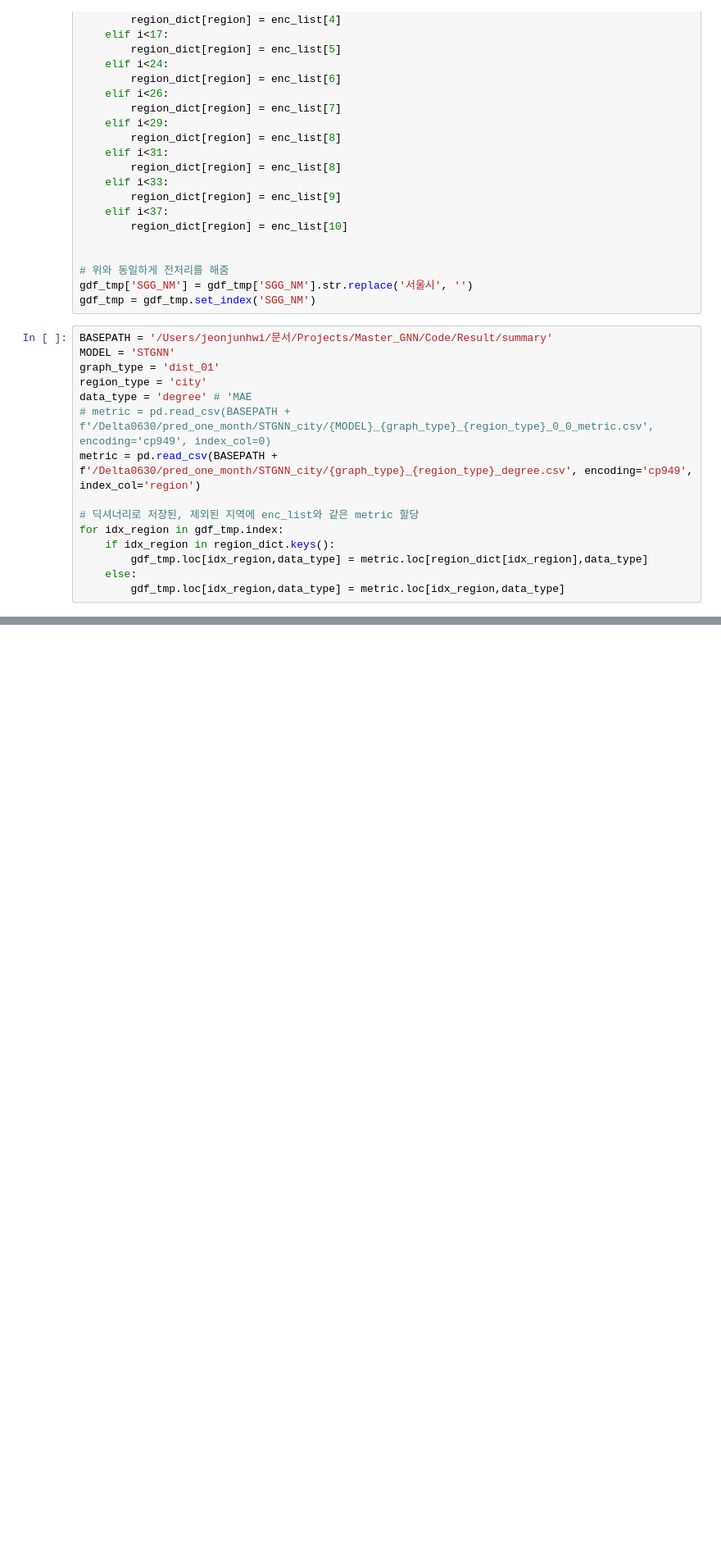
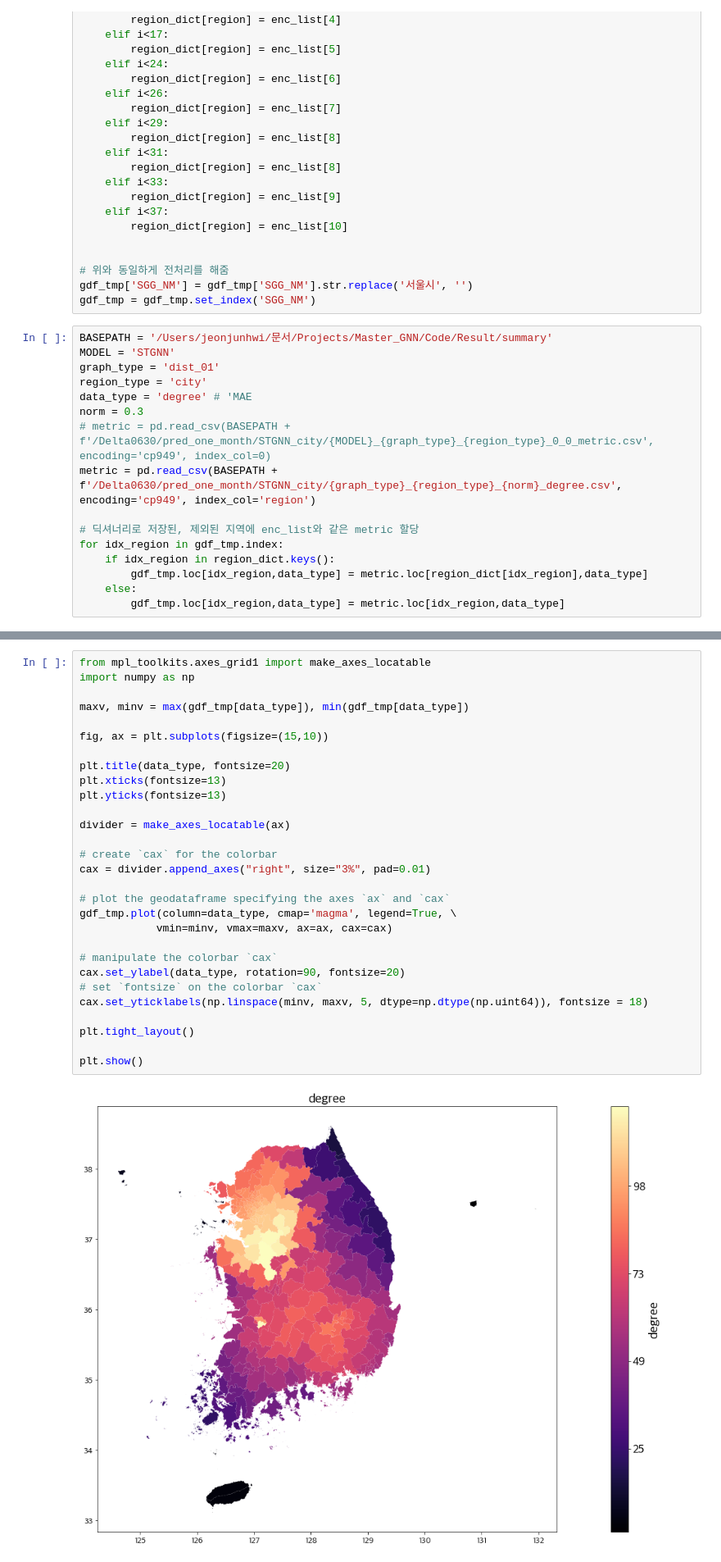
Before and after one commit to Plusholic/GNN_Covid, a Jupyter notebook: centroid_cal.ipynb, the cells around one changed output, grey strips where cells are left out. Shown at 82% size. Cells and saved outputs as stored; diff of their text form; blank space fills up the shorter version.

```diff
--- a/centroid_cal.ipynb
+++ b/centroid_cal.ipynb
@@ -424,8 +404,9 @@ MODEL = 'STGNN'
 graph_type = 'dist_01'
 region_type = 'city'
 data_type = 'degree' # 'MAE
+norm = 0.3
 # metric = pd.read_csv(BASEPATH + f'/Delta0630/pred_one_month/STGNN_city/{MODEL}_{graph_type}_{region_type}_0_0_metric.csv', encoding='cp949', index_col=0)
-metric = pd.read_csv(BASEPATH + f'/Delta0630/pred_one_month/STGNN_city/{graph_type}_{region_type}_degree.csv', encoding='cp949', index_col='region')
+metric = pd.read_csv(BASEPATH + f'/Delta0630/pred_one_month/STGNN_city/{graph_type}_{region_type}_{norm}_degree.csv', encoding='cp949', index_col='region')
 
 # 딕셔너리로 저장된, 제외된 지역에 enc_list와 같은 metric 할당
 for idx_region in gdf_tmp.index:
@@ -444,3 +421,34 @@ plt.show()
+# %%
+from mpl_toolkits.axes_grid1 import make_axes_locatable
+import numpy as np
+
+maxv, minv = max(gdf_tmp[data_type]), min(gdf_tmp[data_type])
+
+fig, ax = plt.subplots(figsize=(15,10))
+
+plt.title(data_type, fontsize=20)
+plt.xticks(fontsize=13)
+plt.yticks(fontsize=13)
+
+divider = make_axes_locatable(ax)
+
+# create `cax` for the colorbar
+cax = divider.append_axes("right", size="3%", pad=0.01)
+
+# plot the geodataframe specifying the axes `ax` and `cax`
+gdf_tmp.plot(column=data_type, cmap='magma', legend=True, \
+            vmin=minv, vmax=maxv, ax=ax, cax=cax)
+
+# manipulate the colorbar `cax`
+cax.set_ylabel(data_type, rotation=90, fontsize=20)
+# set `fontsize` on the colorbar `cax`
+cax.set_yticklabels(np.linspace(minv, maxv, 5, dtype=np.dtype(np.uint64)), fontsize = 18)
+
+plt.tight_layout()
+
+plt.show()
+# %% [output]
+[figure, added]
 # %%
 
 reg = ['서울',	'부산',	'대구',	'인천',	'광주',	'대전',	'울산',	'세종',	'경기',	'강원',	'충북',	'충남',	'전북',	'전남',	'경북',	'경남',	'제주']
```
Also changed, not shown: parts of 3 cells of this notebook.
